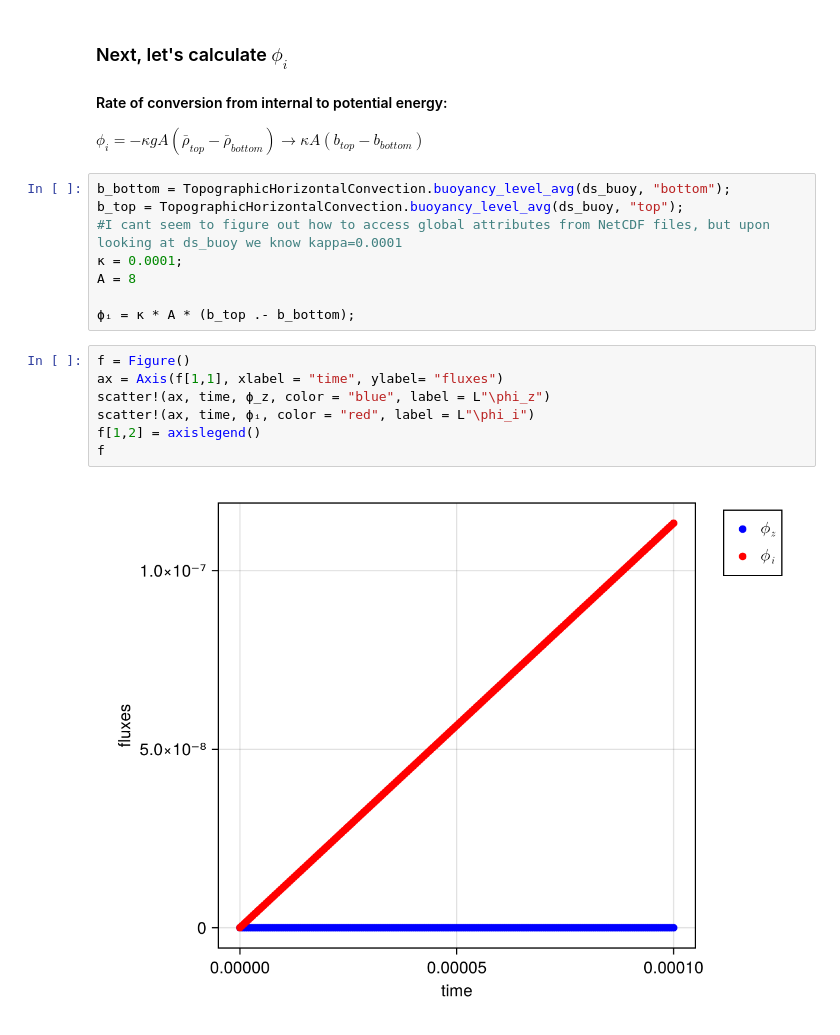
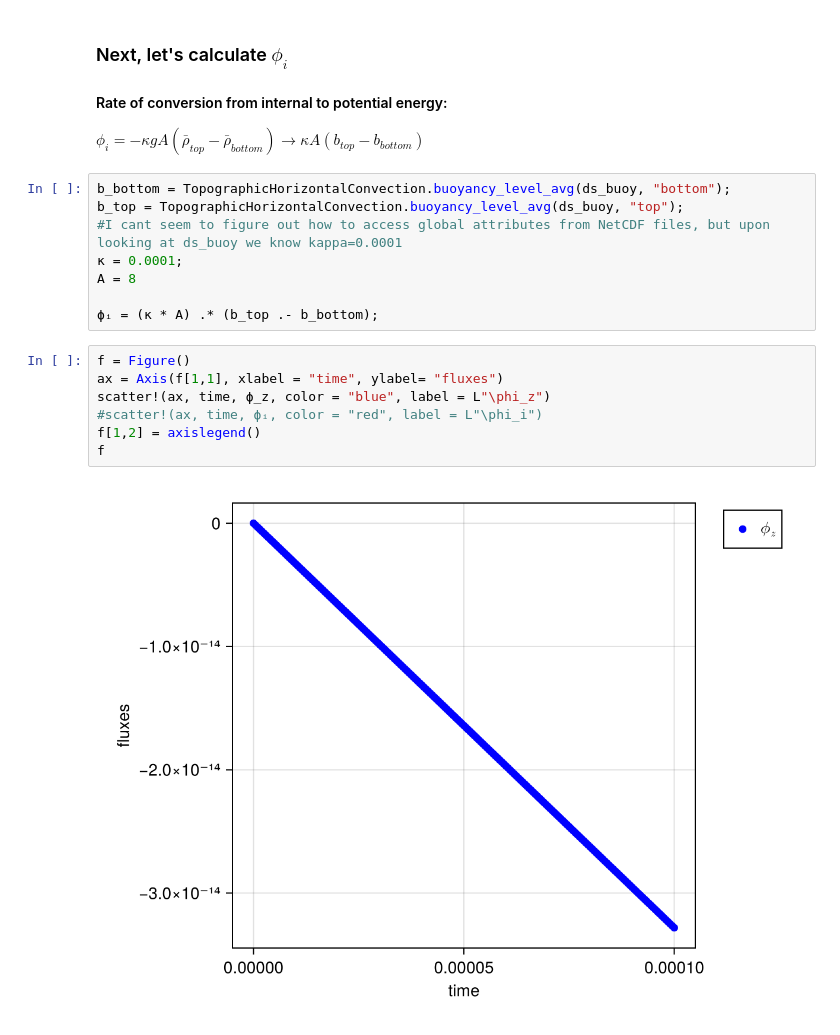
Before and after one commit to ikeshwani/HorizontalConvection, a Jupyter notebook: notebooks/energyfluxes.ipynb, the cells around one changed output. Drawn from its saved outputs; the diff is of its cells as text.

```diff
--- a/notebooks/energyfluxes.ipynb
+++ b/notebooks/energyfluxes.ipynb
@@ -68,14 +92,14 @@ b_top = TopographicHorizontalConvection.buoyancy_level_avg(ds_buoy, "top");
 κ = 0.0001;
 A = 8
 
-ϕᵢ = κ * A * (b_top .- b_bottom);
+ϕᵢ = (κ * A) .* (b_top .- b_bottom);
 # %%
 f = Figure()
 ax = Axis(f[1,1], xlabel = "time", ylabel= "fluxes")
 scatter!(ax, time, ϕ_z, color = "blue", label = L"\phi_z")
-scatter!(ax, time, ϕᵢ, color = "red", label = L"\phi_i")
+#scatter!(ax, time, ϕᵢ, color = "red", label = L"\phi_i")
 f[1,2] = axislegend()
 f
 # %% [output]
-[figure, old version]
+[figure, new version]
 # %% [markdown]
```
Also changed, not shown: parts of 13 cells of this notebook.
